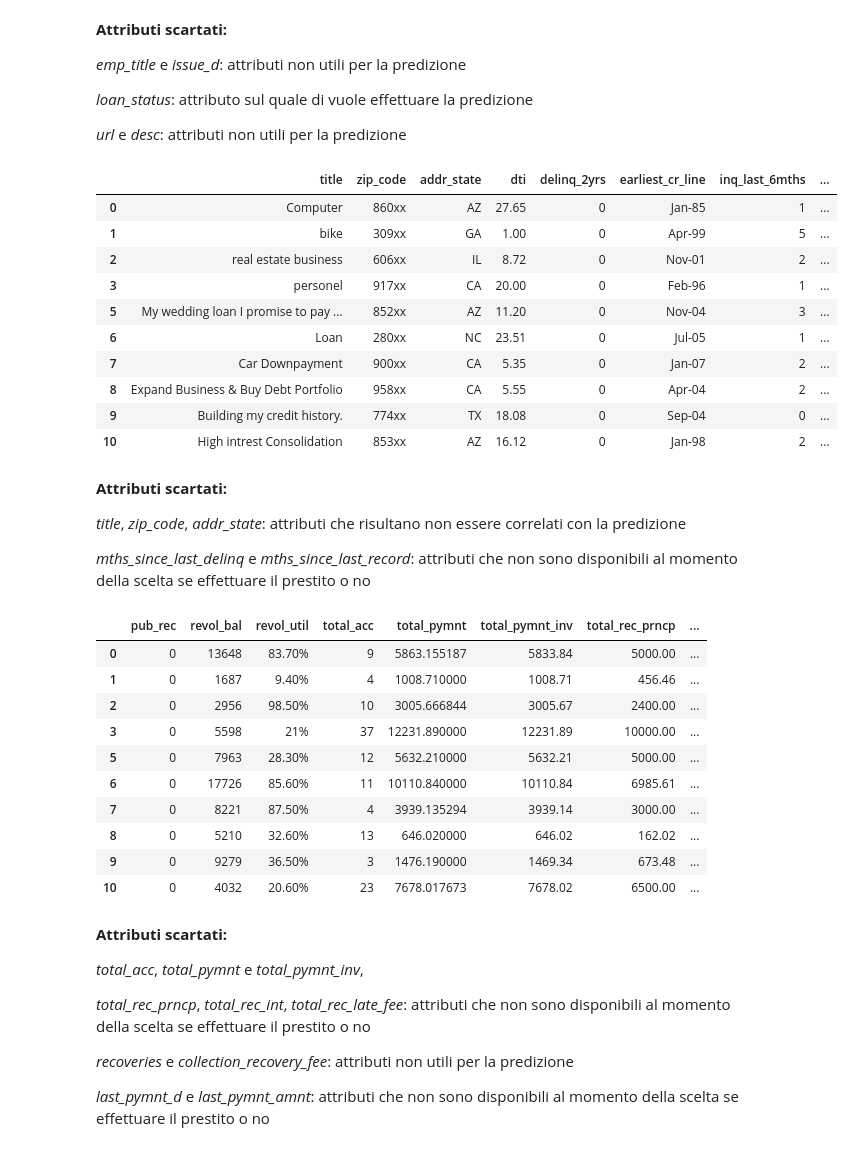
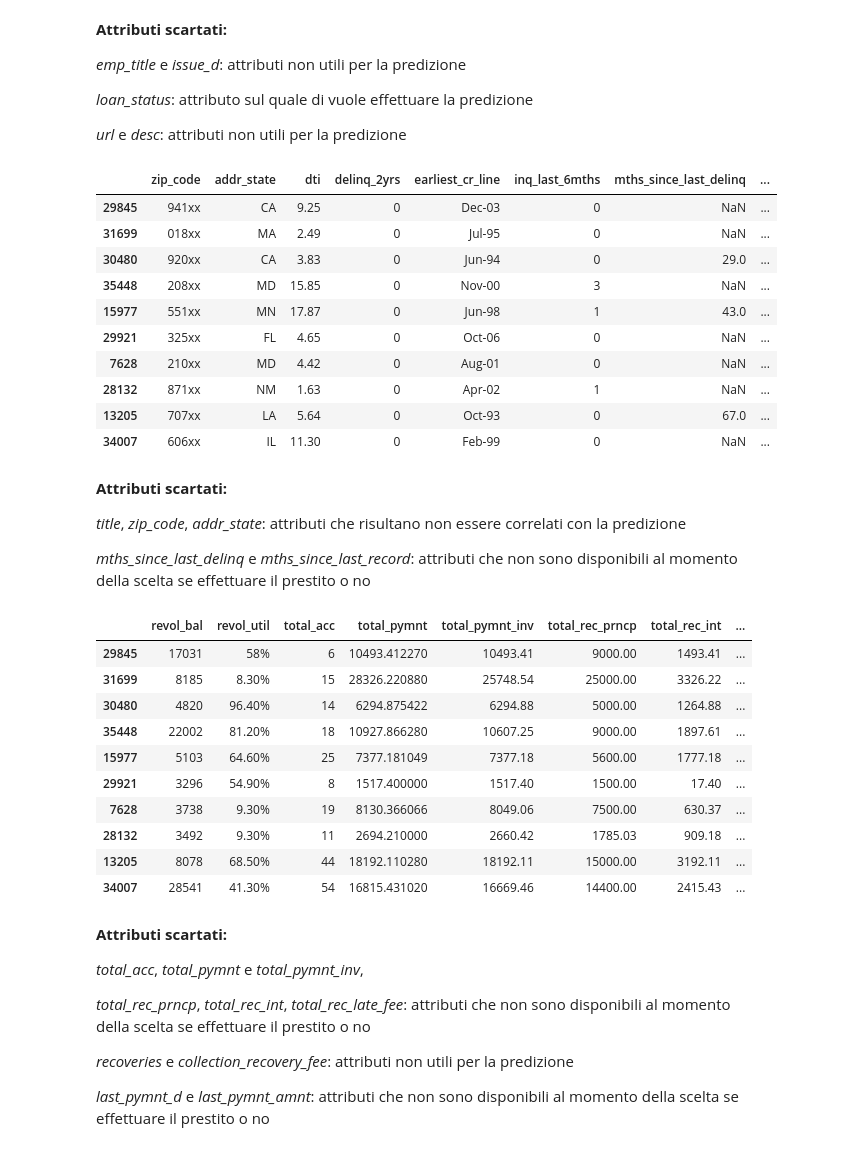
Before and after one commit to FabianoVeglianti/MachineLearningProject, a Jupyter notebook: loanRisk.ipynb, the cells around one changed output. Cells and saved outputs as stored; diff of their text form; code cells hidden in the pictures.

```diff
--- a/loanRisk.ipynb
+++ b/loanRisk.ipynb
@@ -62,9 +66,18 @@ Name: loan_status, Length: 38577, dtype: object>
+# %%
+columns = data.columns
+features = columns.drop('loan_status')
+target = ['loan_status']
+x = data[features]
+y = data[target]
+
+train_x, test_x, train_y, test_y = model_selection.train_test_split(x, y, test_size=0.3, random_state=0)
+dataCleaner = dataCleaner()
 # %%
 
 ## FIX i warning
-
-data.loan_status[(data['loan_status']  == 'Fully Paid')]=0
-data.loan_status[(data['loan_status']  == 'Charged Off')]=1
+loan_status_dict = {'Fully Paid':0, 'Charged Off':1}
+dataCleaner.set_target_mapDict(loan_status_dict)
+dataCleaner.encode_target(train_y)
 # %% [output]
 A value is trying to be set on a copy of a slice from a DataFrame
 
@@ -102,10 +107,11 @@ len(data.columns)
 def unique_non_null(df):
     return df.dropna().unique()
 # %%
-uniqueValue = []
-for col in data.columns:
+colNotUniqueValue = []
+for col in train_x.columns:
     colUniqueValuesCount = len(unique_non_null(data[col]))
-    uniqueValue.append(colUniqueValuesCount > 1)
+    if colUniqueValuesCount > 1:
+        colNotUniqueValue.append(col)
     print(col, "\t", colUniqueValuesCount)                  # DA FORMATTARE MEGLIO
 # %% [output]
 id       38577
@@ -130 +134,3 @@ data = data.loc[:, uniqueValue]
+# %%
+train_x = train_x.loc[:, colNotUniqueValue]
 # %%
@@ -220,19 +210,19 @@ numerical_features.append('emp_length')
 numerical_features.append('annual_inc')
 # %%
 colIdx = range(20,30)
-data.iloc[:,colIdx].head(10)
+train_x.iloc[:,colIdx].head(10)
 # %% [output]
-|  | title | zip_code | addr_state | dti | delinq_2yrs | earliest_cr_line | inq_last_6mths | ... |
-| 0 | Computer | 860xx | AZ | 27.65 | 0 | Jan-85 | 1 | ... |
-| 1 | bike | 309xx | GA | 1.00 | 0 | Apr-99 | 5 | ... |
-| 2 | real estate business | 606xx | IL | 8.72 | 0 | Nov-01 | 2 | ... |
-| 3 | personel | 917xx | CA | 20.00 | 0 | Feb-96 | 1 | ... |
-| 5 | My wedding loan I promise to pay ... | 852xx | AZ | 11.20 | 0 | Nov-04 | 3 | ... |
-| 6 | Loan | 280xx | NC | 23.51 | 0 | Jul-05 | 1 | ... |
-| 7 | Car Downpayment | 900xx | CA | 5.35 | 0 | Jan-07 | 2 | ... |
-| 8 | Expand Business & Buy Debt Portfolio | 958xx | CA | 5.55 | 0 | Apr-04 | 2 | ... |
-| 9 | Building my credit history. | 774xx | TX | 18.08 | 0 | Sep-04 | 0 | ... |
-| 10 | High intrest Consolidation | 853xx | AZ | 16.12 | 0 | Jan-98 | 2 | ... |
+|  | zip_code | addr_state | dti | delinq_2yrs | earliest_cr_line | inq_last_6mths | mths_since_last_delinq | ... |
+| 29845 | 941xx | CA | 9.25 | 0 | Dec-03 | 0 | NaN | ... |
+| 31699 | 018xx | MA | 2.49 | 0 | Jul-95 | 0 | NaN | ... |
+| 30480 | 920xx | CA | 3.83 | 0 | Jun-94 | 0 | 29.0 | ... |
+| 35448 | 208xx | MD | 15.85 | 0 | Nov-00 | 3 | NaN | ... |
+| 15977 | 551xx | MN | 17.87 | 0 | Jun-98 | 1 | 43.0 | ... |
+| 29921 | 325xx | FL | 4.65 | 0 | Oct-06 | 0 | NaN | ... |
+| 7628 | 210xx | MD | 4.42 | 0 | Aug-01 | 0 | NaN | ... |
+| 28132 | 871xx | NM | 1.63 | 0 | Apr-02 | 1 | NaN | ... |
+| 13205 | 707xx | LA | 5.64 | 0 | Oct-93 | 0 | 67.0 | ... |
+| 34007 | 606xx | IL | 11.30 | 0 | Feb-99 | 0 | NaN | ... |
 # %% [markdown]
 <b>Attributi scartati:</b>
 
@@ -246,20 +236,20 @@ numerical_features.append('open_acc')
 numerical_features.append('inq_last_6mths')
 numerical_features.append('dti')
 # %%
-colIdx = range(30,len(data.columns))
-data.iloc[:,colIdx].head(10)
+colIdx = range(30,len(train_x.columns))
+train_x.iloc[:,colIdx].head(10)
 # %% [output]
-|  | pub_rec | revol_bal | revol_util | total_acc | total_pymnt | total_pymnt_inv | total_rec_prncp | ... |
-| 0 | 0 | 13648 | 83.70% | 9 | 5863.155187 | 5833.84 | 5000.00 | ... |
-| 1 | 0 | 1687 | 9.40% | 4 | 1008.710000 | 1008.71 | 456.46 | ... |
-| 2 | 0 | 2956 | 98.50% | 10 | 3005.666844 | 3005.67 | 2400.00 | ... |
-| 3 | 0 | 5598 | 21% | 37 | 12231.890000 | 12231.89 | 10000.00 | ... |
-| 5 | 0 | 7963 | 28.30% | 12 | 5632.210000 | 5632.21 | 5000.00 | ... |
-| 6 | 0 | 17726 | 85.60% | 11 | 10110.840000 | 10110.84 | 6985.61 | ... |
-| 7 | 0 | 8221 | 87.50% | 4 | 3939.135294 | 3939.14 | 3000.00 | ... |
-| 8 | 0 | 5210 | 32.60% | 13 | 646.020000 | 646.02 | 162.02 | ... |
-| 9 | 0 | 9279 | 36.50% | 3 | 1476.190000 | 1469.34 | 673.48 | ... |
-| 10 | 0 | 4032 | 20.60% | 23 | 7678.017673 | 7678.02 | 6500.00 | ... |
+|  | revol_bal | revol_util | total_acc | total_pymnt | total_pymnt_inv | total_rec_prncp | total_rec_int | ... |
+| 29845 | 17031 | 58% | 6 | 10493.412270 | 10493.41 | 9000.00 | 1493.41 | ... |
+| 31699 | 8185 | 8.30% | 15 | 28326.220880 | 25748.54 | 25000.00 | 3326.22 | ... |
+| 30480 | 4820 | 96.40% | 14 | 6294.875422 | 6294.88 | 5000.00 | 1264.88 | ... |
+| 35448 | 22002 | 81.20% | 18 | 10927.866280 | 10607.25 | 9000.00 | 1897.61 | ... |
+| 15977 | 5103 | 64.60% | 25 | 7377.181049 | 7377.18 | 5600.00 | 1777.18 | ... |
+| 29921 | 3296 | 54.90% | 8 | 1517.400000 | 1517.40 | 1500.00 | 17.40 | ... |
+| 7628 | 3738 | 9.30% | 19 | 8130.366066 | 8049.06 | 7500.00 | 630.37 | ... |
+| 28132 | 3492 | 9.30% | 11 | 2694.210000 | 2660.42 | 1785.03 | 909.18 | ... |
+| 13205 | 8078 | 68.50% | 44 | 18192.110280 | 18192.11 | 15000.00 | 3192.11 | ... |
+| 34007 | 28541 | 41.30% | 54 | 16815.431020 | 16669.46 | 14400.00 | 2415.43 | ... |
 # %% [markdown]
 <b>Attributi scartati:</b>
 
```
Also changed, not shown: parts of 32 cells of this notebook, 2 other files.
